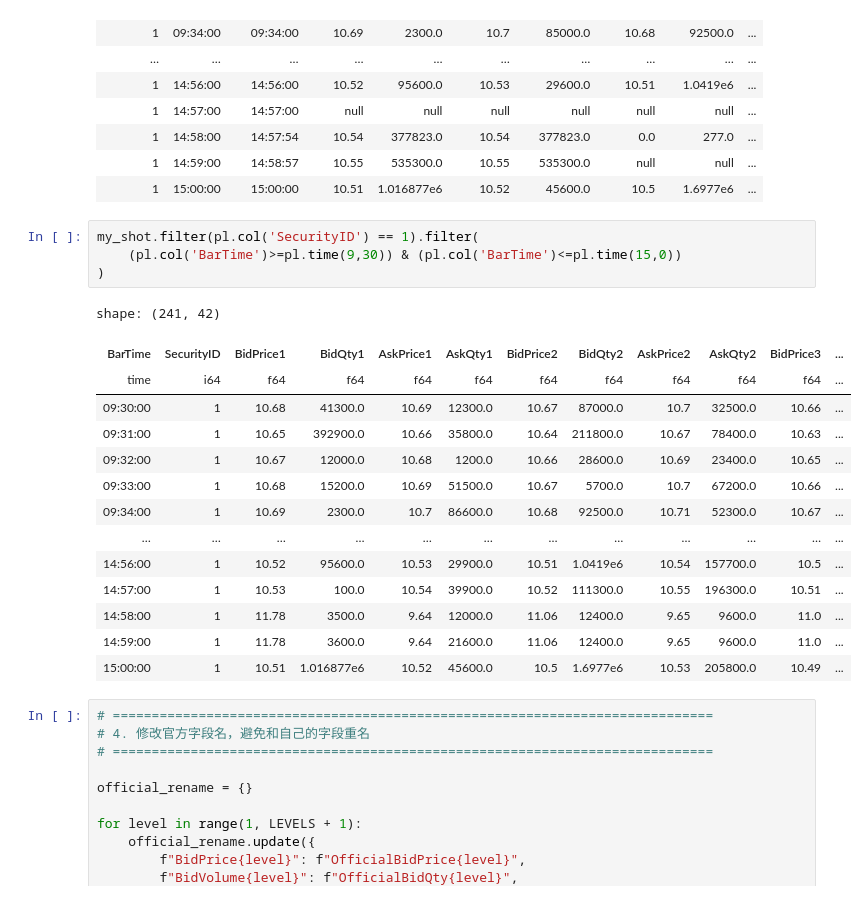
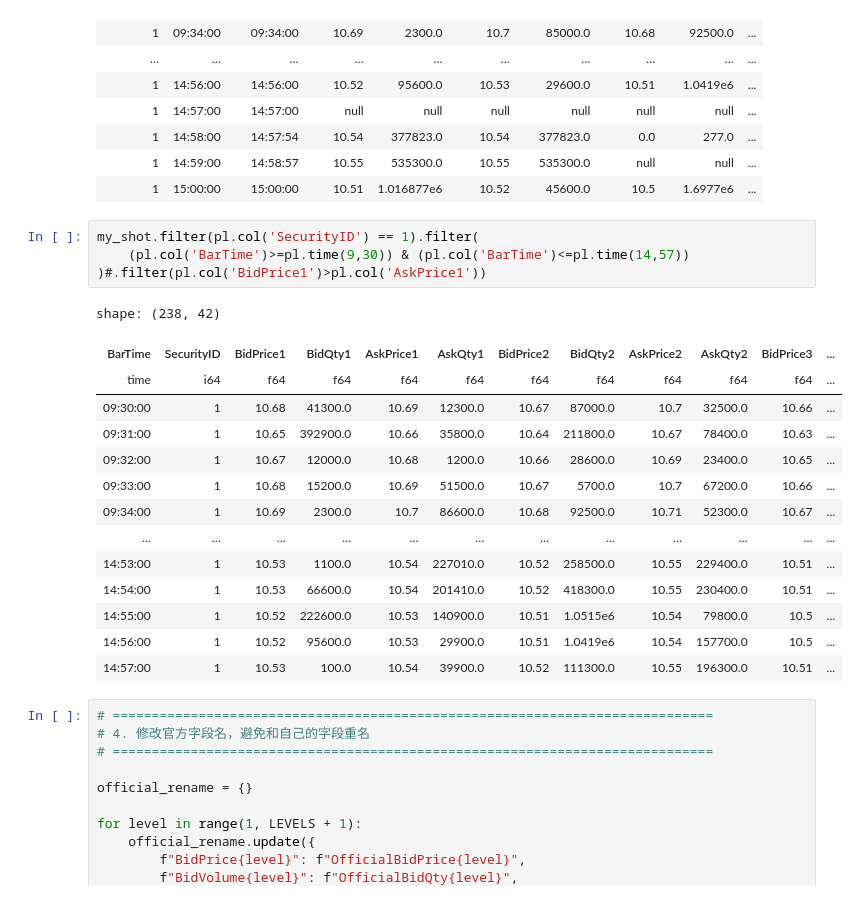
Before and after one commit to Xujy424/research2workflow, a Jupyter notebook: v2/dataloader/test.ipynb, the cells around one changed output. Drawn from its saved outputs; the diff is of its cells as text.

```diff
--- a/v2/dataloader/test.ipynb
+++ b/v2/dataloader/test.ipynb
@@ -142,23 +142,23 @@ shape: (241, 44)
 | 1 | 15:00:00 | 15:00:00 | 10.51 | 1.016877e6 | 10.52 | 45600.0 | 10.5 | 1.6977e6 | ... |
 # %%
 my_shot.filter(pl.col('SecurityID') == 1).filter(
-    (pl.col('BarTime')>=pl.time(9,30)) & (pl.col('BarTime')<=pl.time(15,0))
-)
+    (pl.col('BarTime')>=pl.time(9,30)) & (pl.col('BarTime')<=pl.time(14,57))
+)#.filter(pl.col('BidPrice1')>pl.col('AskPrice1'))
 # %% [output]
-shape: (241, 42)
+shape: (238, 42)
 | BarTime | SecurityID | BidPrice1 | BidQty1 | AskPrice1 | AskQty1 | BidPrice2 | BidQty2 | AskPrice2 | AskQty2 | BidPrice3 | ... |
 | time | i64 | f64 | f64 | f64 | f64 | f64 | f64 | f64 | f64 | f64 | ... |
 | 09:30:00 | 1 | 10.68 | 41300.0 | 10.69 | 12300.0 | 10.67 | 87000.0 | 10.7 | 32500.0 | 10.66 | ... |
 | 09:31:00 | 1 | 10.65 | 392900.0 | 10.66 | 35800.0 | 10.64 | 211800.0 | 10.67 | 78400.0 | 10.63 | ... |
 | 09:32:00 | 1 | 10.67 | 12000.0 | 10.68 | 1200.0 | 10.66 | 28600.0 | 10.69 | 23400.0 | 10.65 | ... |
 | 09:33:00 | 1 | 10.68 | 15200.0 | 10.69 | 51500.0 | 10.67 | 5700.0 | 10.7 | 67200.0 | 10.66 | ... |
 | 09:34:00 | 1 | 10.69 | 2300.0 | 10.7 | 86600.0 | 10.68 | 92500.0 | 10.71 | 52300.0 | 10.67 | ... |
 | … | … | … | … | … | … | … | … | … | … | … | ... |
+| 14:53:00 | 1 | 10.53 | 1100.0 | 10.54 | 227010.0 | 10.52 | 258500.0 | 10.55 | 229400.0 | 10.51 | ... |
+| 14:54:00 | 1 | 10.53 | 66600.0 | 10.54 | 201410.0 | 10.52 | 418300.0 | 10.55 | 230400.0 | 10.51 | ... |
+| 14:55:00 | 1 | 10.52 | 222600.0 | 10.53 | 140900.0 | 10.51 | 1.0515e6 | 10.54 | 79800.0 | 10.5 | ... |
 | 14:56:00 | 1 | 10.52 | 95600.0 | 10.53 | 29900.0 | 10.51 | 1.0419e6 | 10.54 | 157700.0 | 10.5 | ... |
 | 14:57:00 | 1 | 10.53 | 100.0 | 10.54 | 39900.0 | 10.52 | 111300.0 | 10.55 | 196300.0 | 10.51 | ... |
-| 14:58:00 | 1 | 11.78 | 3500.0 | 9.64 | 12000.0 | 11.06 | 12400.0 | 9.65 | 9600.0 | 11.0 | ... |
-| 14:59:00 | 1 | 11.78 | 3600.0 | 9.64 | 21600.0 | 11.06 | 12400.0 | 9.65 | 9600.0 | 11.0 | ... |
-| 15:00:00 | 1 | 10.51 | 1.016877e6 | 10.52 | 45600.0 | 10.5 | 1.6977e6 | 10.53 | 205800.0 | 10.49 | ... |
 # %%
 # =============================================================================
 # 4. 修改官方字段名，避免和自己的字段重名
```
Also changed, not shown: parts of 2 cells of this notebook, 1 other file.
